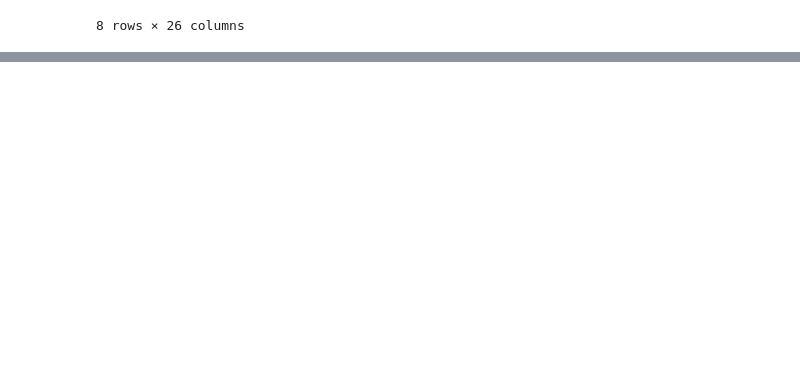
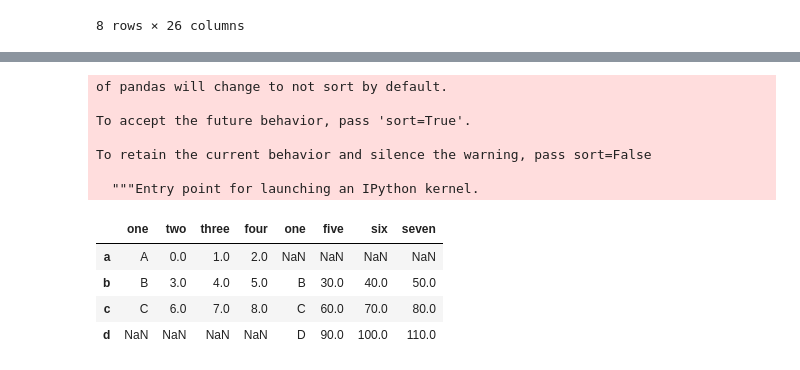
Before and after one commit to srqway/python, a Jupyter notebook: pandas-python/notebook/basic.ipynb, the cells around one changed output, grey strips where cells are left out. Cells and saved outputs as stored; diff of their text form; code cells hidden in the pictures; blank space fills up the shorter version.

```diff
--- a/pandas-python/notebook/basic.ipynb
+++ b/pandas-python/notebook/basic.ipynb
@@ -997,0 +1070,15 @@ dataFrame.describe()
+# %%
+pd.concat([dataFrame, other_dataFrame], axis=1)
+# %% [output]
+of pandas will change to not sort by default.
+
+To accept the future behavior, pass 'sort=True'.
+
+To retain the current behavior and silence the warning, pass sort=False
+
+  """Entry point for launching an IPython kernel.
+|  | one | two | three | four | one | five | six | seven |
+| a | A | 0.0 | 1.0 | 2.0 | NaN | NaN | NaN | NaN |
+| b | B | 3.0 | 4.0 | 5.0 | B | 30.0 | 40.0 | 50.0 |
+| c | C | 6.0 | 7.0 | 8.0 | C | 60.0 | 70.0 | 80.0 |
+| d | NaN | NaN | NaN | NaN | D | 90.0 | 100.0 | 110.0 |
```
Also changed, not shown: parts of 37 cells of this notebook.
